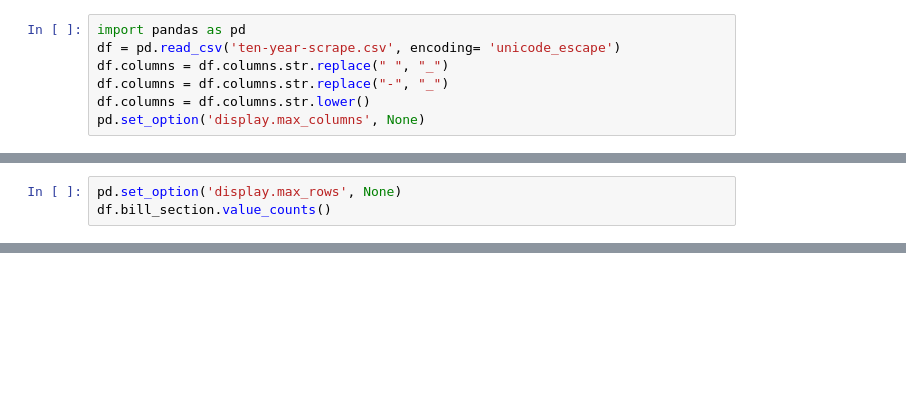
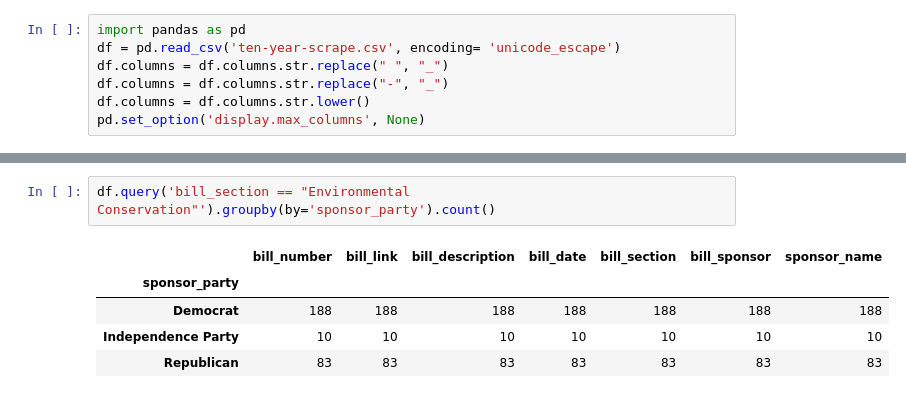
Before and after one commit to areenaarora/new-york-senate_scrape, a Jupyter notebook: Analyses.ipynb, the cells around one changed output, grey strips where cells are left out. Cells and saved outputs as stored; diff of their text form; blank space fills up the shorter version.

```diff
--- a/Analyses.ipynb
+++ b/Analyses.ipynb
@@ -24,3 +14,0 @@ df
-# %%
-pd.set_option('display.max_rows', None)
-df.bill_section.value_counts()
@@ -48,0 +79,8 @@ df.bill_section.nunique()
+# %%
+df.query('bill_section == "Environmental Conservation"').groupby(by='sponsor_party').count()
+# %% [output]
+|  | bill_number | bill_link | bill_description | bill_date | bill_section | bill_sponsor | sponsor_name |
+| sponsor_party |  |  |  |  |  |  |  |
+| Democrat | 188 | 188 | 188 | 188 | 188 | 188 | 188 |
+| Independence Party | 10 | 10 | 10 | 10 | 10 | 10 | 10 |
+| Republican | 83 | 83 | 83 | 83 | 83 | 83 | 83 |
```
Also changed, not shown: parts of 12 cells of this notebook, 3 other files.
